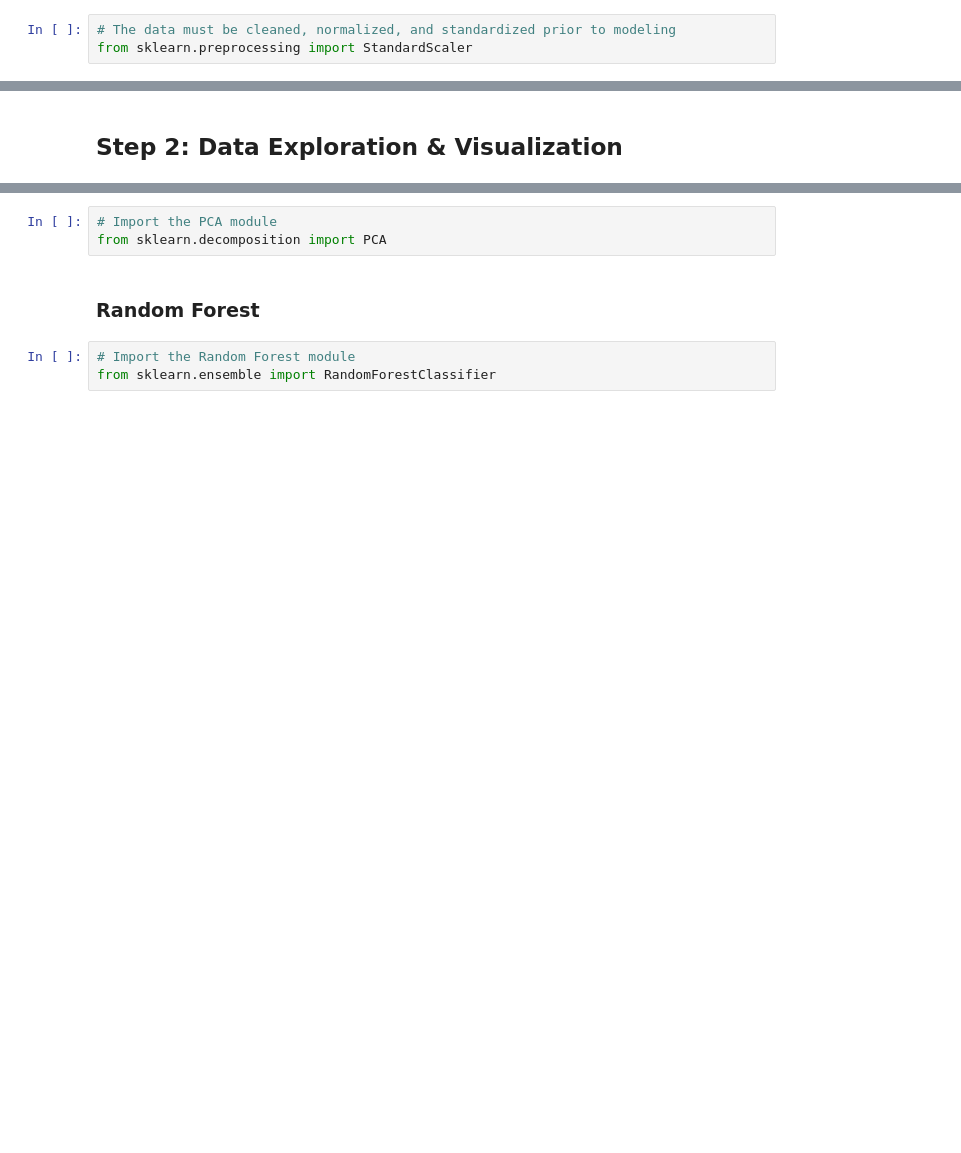
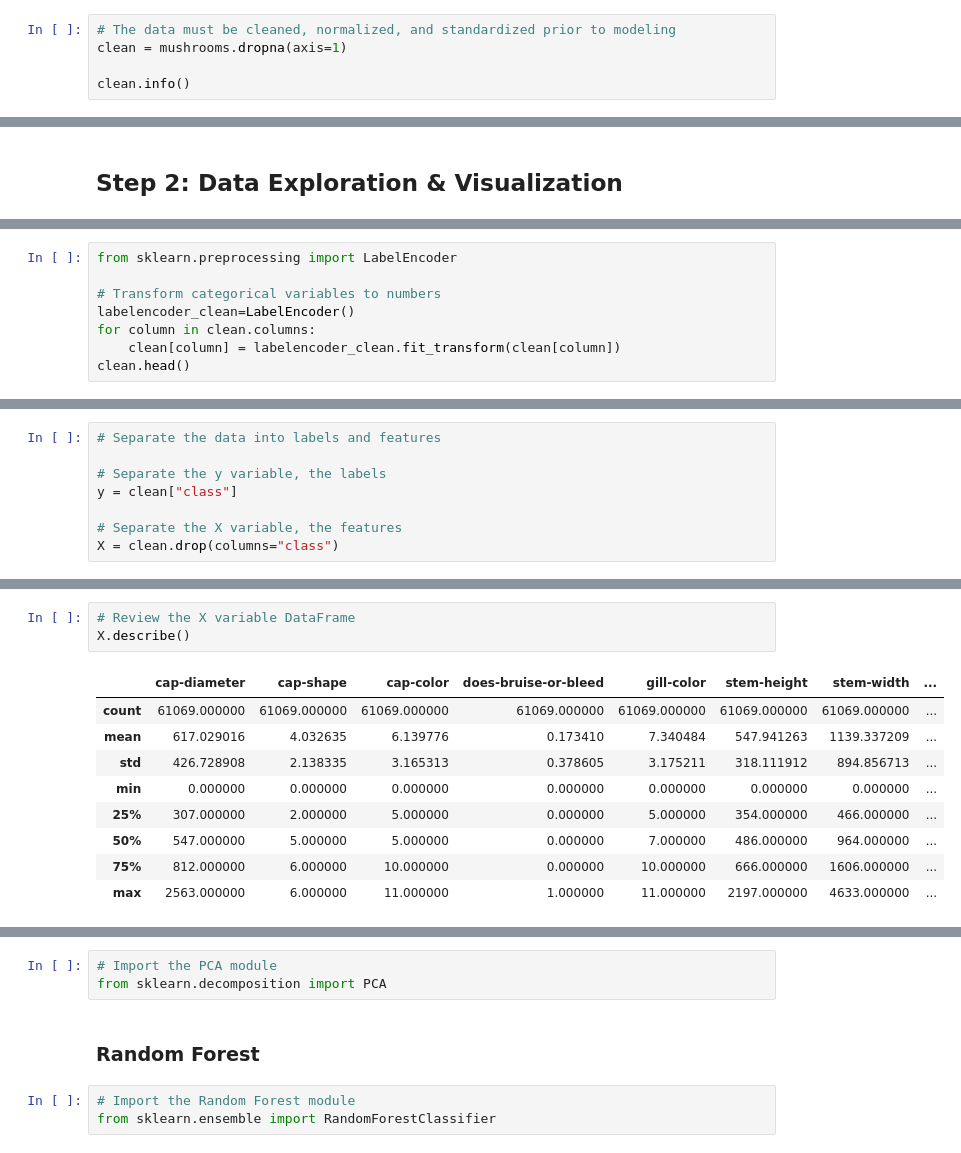
Before and after one commit to tmbiro/Project-4, a Jupyter notebook: Mushroom_Classification_tif.ipynb, the cells around one changed output, grey strips where cells are left out. Drawn from its saved outputs; the diff is of its cells as text; blank space fills up the shorter version.

```diff
--- a/Mushroom_Classification_tif.ipynb
+++ b/Mushroom_Classification_tif.ipynb
@@ -67,4 +67,6 @@ mushrooms.head()
 5 rows × 21 columns
 # %%
 # The data must be cleaned, normalized, and standardized prior to modeling
-from sklearn.preprocessing import StandardScaler
+clean = mushrooms.dropna(axis=1)
+
+clean.info()
@@ -198,0 +221,8 @@ ax.legend([],[], frameon=False)
+# %%
+from sklearn.preprocessing import LabelEncoder
+
+# Transform categorical variables to numbers
+labelencoder_clean=LabelEncoder()
+for column in clean.columns:
+    clean[column] = labelencoder_clean.fit_transform(clean[column])
+clean.head()
@@ -198,0 +236,8 @@ ax.legend([],[], frameon=False)
+# %%
+# Separate the data into labels and features
+
+# Separate the y variable, the labels
+y = clean["class"]
+
+# Separate the X variable, the features
+X = clean.drop(columns="class")
@@ -198,0 +254,13 @@ ax.legend([],[], frameon=False)
+# %%
+# Review the X variable DataFrame
+X.describe()
+# %% [output]
+|  | cap-diameter | cap-shape | cap-color | does-bruise-or-bleed | gill-color | stem-height | stem-width | ... |
+| count | 61069.000000 | 61069.000000 | 61069.000000 | 61069.000000 | 61069.000000 | 61069.000000 | 61069.000000 | ... |
+| mean | 617.029016 | 4.032635 | 6.139776 | 0.173410 | 7.340484 | 547.941263 | 1139.337209 | ... |
+| std | 426.728908 | 2.138335 | 3.165313 | 0.378605 | 3.175211 | 318.111912 | 894.856713 | ... |
+| min | 0.000000 | 0.000000 | 0.000000 | 0.000000 | 0.000000 | 0.000000 | 0.000000 | ... |
+| 25% | 307.000000 | 2.000000 | 5.000000 | 0.000000 | 5.000000 | 354.000000 | 466.000000 | ... |
+| 50% | 547.000000 | 5.000000 | 5.000000 | 0.000000 | 7.000000 | 486.000000 | 964.000000 | ... |
+| 75% | 812.000000 | 6.000000 | 10.000000 | 0.000000 | 10.000000 | 666.000000 | 1606.000000 | ... |
+| max | 2563.000000 | 6.000000 | 11.000000 | 1.000000 | 11.000000 | 2197.000000 | 4633.000000 | ... |
```
Also changed, not shown: parts of 11 cells of this notebook.
